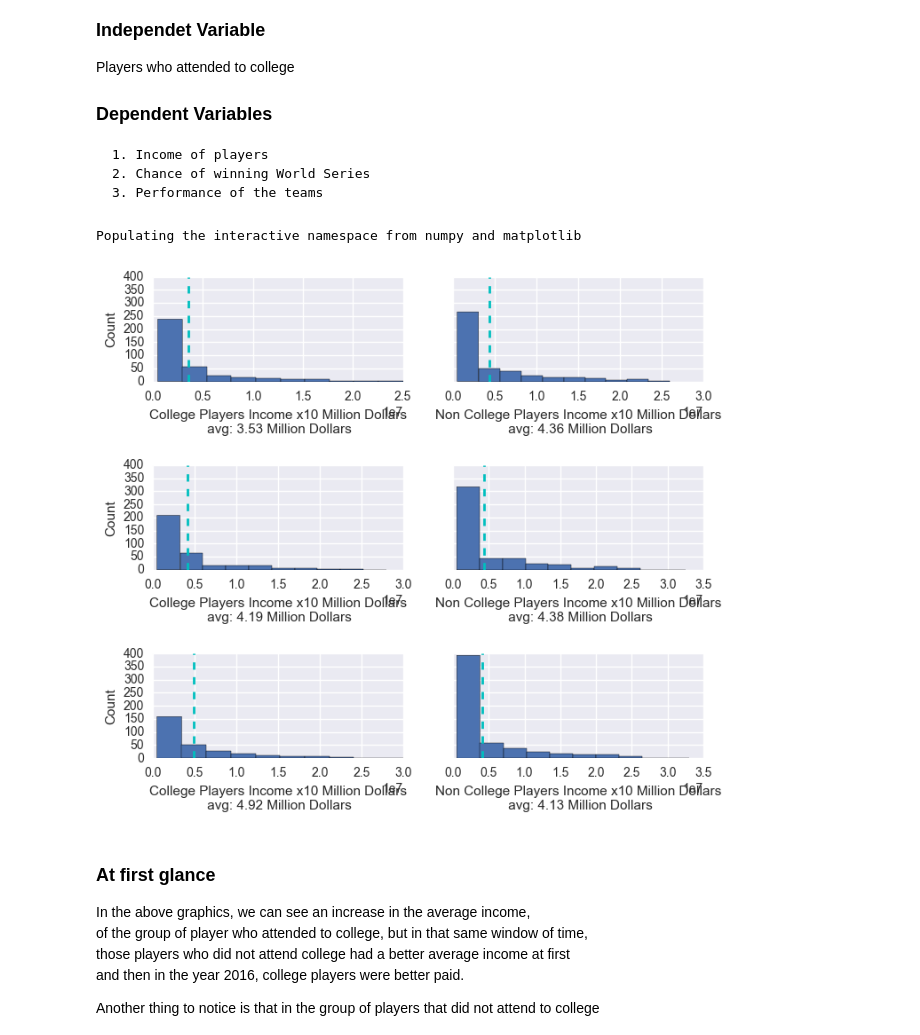
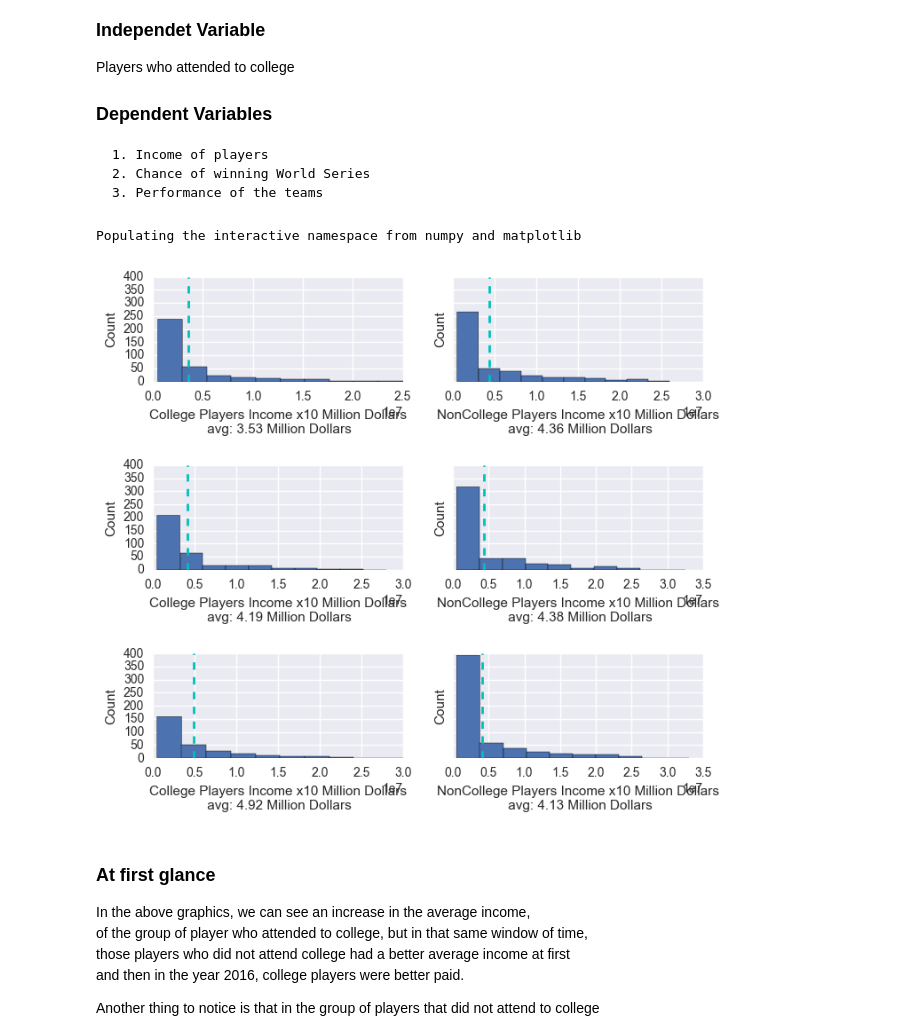
Before and after one commit to ulitosCoder/DataAnalysis, a Jupyter notebook: project_investigate_a_dataset/Baseball Data Analysis.ipynb, the cells around one changed output. Cells and saved outputs as stored; diff of their text form; code cells hidden in the pictures.

```diff
--- a/project_investigate_a_dataset/Baseball Data Analysis.ipynb
+++ b/project_investigate_a_dataset/Baseball Data Analysis.ipynb
@@ -79,45 +79,42 @@ non_college_salaries2014 =  non_college_player_salaries[non_college_player_salar
 def put_salaries_hist(row, col, df, axes, lbl):
     xlabel = '{0}College Players Income x10 Million Dollars\n avg: {1:.2f} Million Dollars'
 
-    meanmd = ad.salary.values.mean() /1000000
-    axes[ax,0].set_xlabel(xlabel.format(lbl, meanmd))
-    axes[ax,0].hist(adf.salary.values)
-    axes[ax,0].axvline(adf.salary.values.mean(), color='c', linestyle='dashed', linewidth=2)
+    axes[ax,col].set_ylabel('Count')
+    meanmd = df.salary.values.mean() /1000000
+    axes[ax,col].set_xlabel(xlabel.format(lbl, meanmd))
+    axes[ax,col].hist(df.salary.values)
+    axes[ax,col].axvline(df.salary.values.mean(), color='c', linestyle='dashed', linewidth=2)
 # %%
 %pylab inline
 
 fig, axes = plt.subplots(nrows=3, ncols=2, figsize=(8, 7), sharey=True,sharex=False)
 
 #put the resulting DataFrames into lists to easily get the charts
 alist = [college_salaries2014 , college_salaries2015, college_salaries2016]
 blist = [non_college_salaries2014 , non_college_salaries2015, non_college_salaries2016]
 #row counter
 ax = 0
 
 #string to put label on each chart
 
 
 for ax in range( len(alist)):
     #the figure has 2 columns, the column on the left has the colleger players data
     # the column on the right has the non college players data
-    axes[ax,0].set_ylabel('Count')
-
-    #get a data frame
-
 
     adf = alist[ax]
     put_salaries_hist(ax,0,adf,axes,'')
 
     adf = blist[ax]
-    put_salaries_hist(ax,0,adf,axes,'Non')
+    put_salaries_hist(ax,1,adf,axes,'Non')
 
     ax = ax + 1
 
 
 fig.subplots_adjust(hspace = 0.8)
 # %% [output]
 Populating the interactive namespace from numpy and matplotlib
-[figure, old version]
+[figure, new version]
 # %% [markdown]
 ### At first glance
 In the above graphics, we can see an increase in the average income,<br>
```
Also changed, not shown: parts of 6 cells of this notebook.
